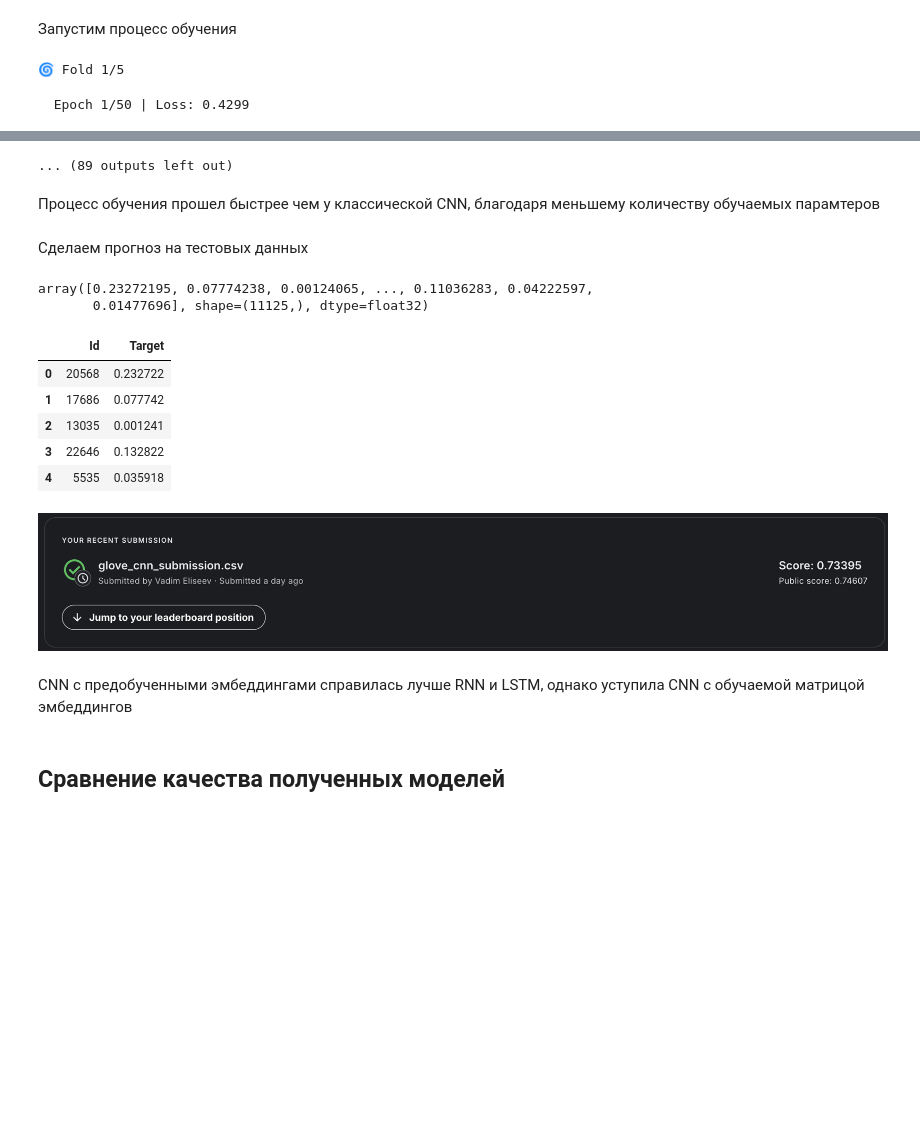
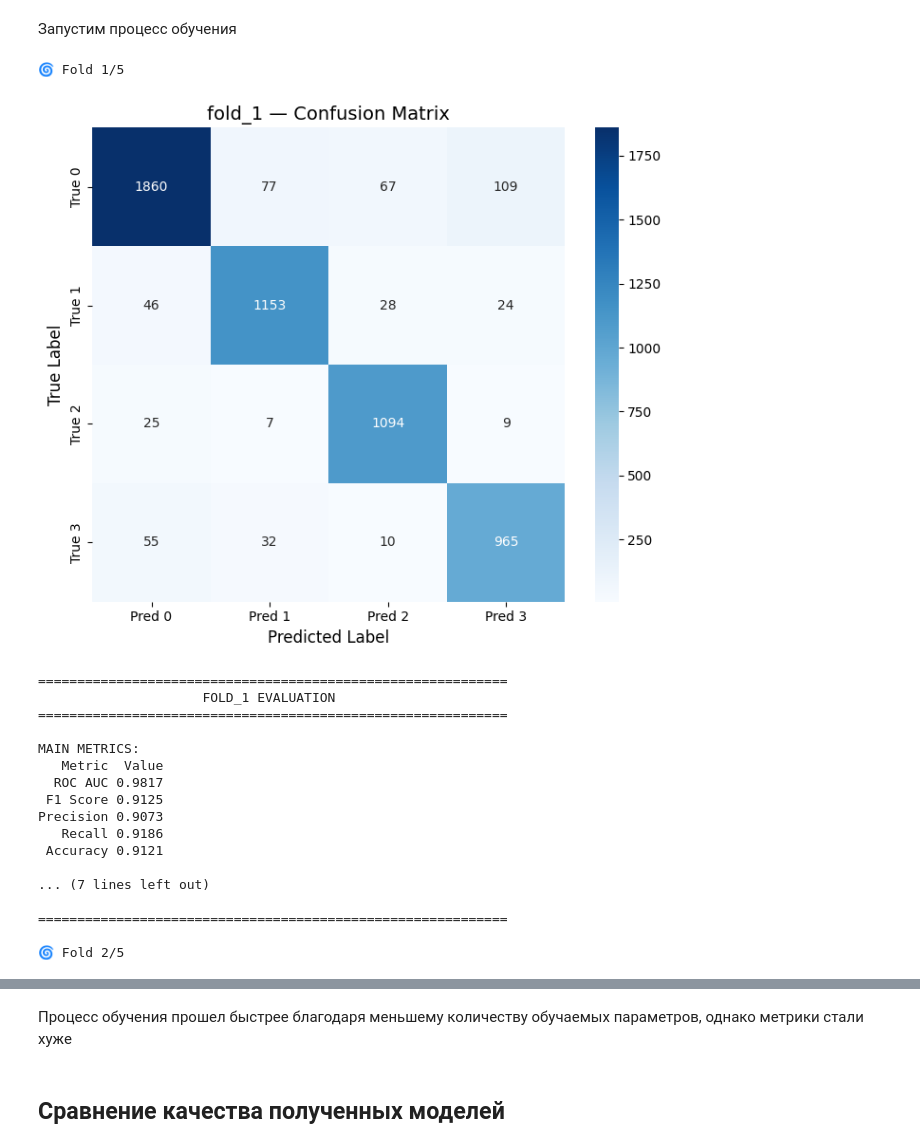
Before and after one commit to TimofeyTsvirko/ecommerce-text-classification, a Jupyter notebook: neural_networks.ipynb, the cells around one changed output, grey strips where cells are left out. Saved outputs shown, nothing was run; the diff lists cells and outputs as text; code cells hidden in the pictures; blank space fills up the shorter version.

```diff
--- a/neural_networks.ipynb
+++ b/neural_networks.ipynb
@@ -612,22 +798,39 @@ print(f"Сверточная модель с GloVe эмбеддингами со
 # %%
 %%time
 
 glove_cnn_metrics = cross_validate_model(
     model=glove_cnn_model,
-    X=data_nn['Input'],
-    y=data_nn['Target'],
+    X=data_nn['description'],
+    y=data_nn['category_id'],
     preprocessor=glove_preprocessor,
     cv=cv,
     criterion=criterion,
     optimizer_class=optimizer_class,
     optimizer_params=optimizer_params,
     num_epochs=50,
     batch_size=BATCH_SIZE,
     enable_plot=True,
     model_name='CNN with GloVe'
 )
 
 glove_cnn_metrics
 # %% [output]
 🌀 Fold 1/5
+[figure, added]
-  Epoch 1/50 | Loss: 0.4299
+============================================================
+                     FOLD_1 EVALUATION
+============================================================
+
+MAIN METRICS:
+   Metric  Value
+  ROC AUC 0.9817
+ F1 Score 0.9125
+Precision 0.9073
+   Recall 0.9186
+ Accuracy 0.9121
+
+... (7 lines left out)
+
+============================================================
+
+🌀 Fold 2/5
@@ -644,24 +929,2 @@ glove_cnn_metrics
-... (89 outputs left out)
 # %% [markdown]
-Процесс обучения прошел быстрее чем у классической CNN, благодаря меньшему количеству обучаемых парамтеров
+Процесс обучения прошел быстрее благодаря меньшему количеству обучаемых параметров, однако метрики стали хуже
-# %% [markdown]
-Сделаем прогноз на тестовых данных
-# %%
-result = predict_with_ensemble(glove_cnn_metrics.estimators, test_data_nn['Input'], device, 256)
-glove_cnn_predictions = result[1]
-glove_cnn_predictions
-# %% [output]
-array([0.23272195, 0.07774238, 0.00124065, ..., 0.11036283, 0.04222597,
-       0.01477696], shape=(11125,), dtype=float32)
-# %%
-glove_cnn_submission = build_submission_dataframe(test_data=test_data, id_column="Id",
-                                                  target_column="Target", predictions=glove_cnn_predictions)
-
-glove_cnn_submission.head(5)
-# %% [output]
-|  | Id | Target |
-| 0 | 20568 | 0.232722 |
-| 1 | 17686 | 0.077742 |
-| 2 | 13035 | 0.001241 |
-| 3 | 22646 | 0.132822 |
-| 4 | 5535 | 0.035918 |
@@ -670,7 +931,3 @@ glove_cnn_submission.to_csv(f"{data_path}/glove_cnn_submission.csv", index=False
-# %% [markdown]
-![image.png](attachment:6d41d78f-08b0-43c5-9df4-25120ba3c1ac.png)
-# %% [markdown]
-CNN с предобученными эмбеддингами справилась лучше RNN и LSTM, однако уступила CNN с обучаемой матрицой эмбеддингов
 # %% [markdown]
 ## Сравнение качества полученных моделей
 # %% [markdown]
```
Also changed, not shown: parts of 40 cells of this notebook, 4 other files.
